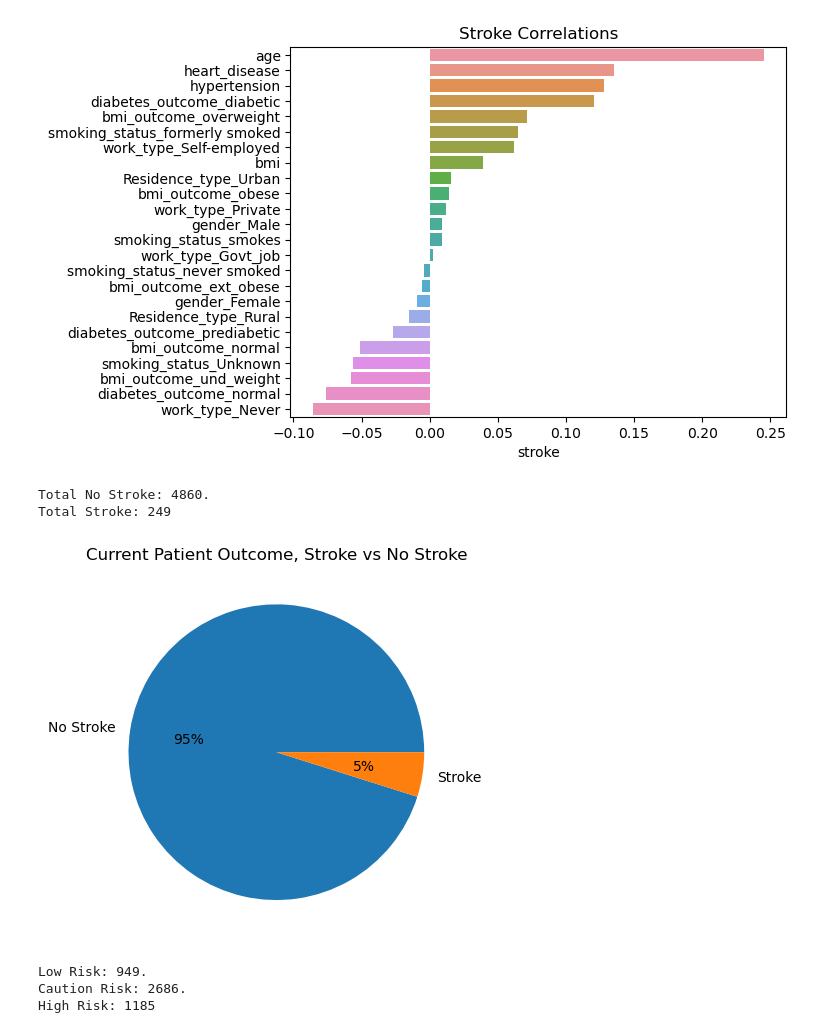
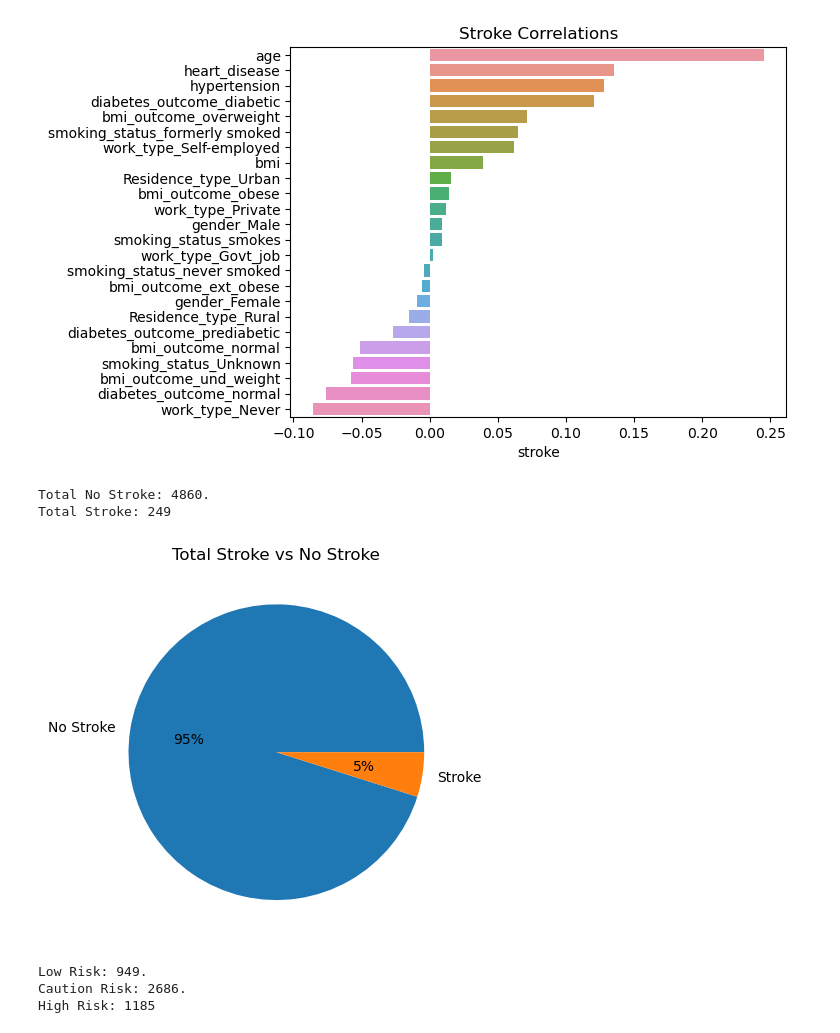
Before and after one commit to fiyang89/proj4-team6, a Jupyter notebook: Final_Visualizations.ipynb, the cells around one changed output. Cells and saved outputs as stored; diff of their text form; code cells hidden in the pictures.

Commit message:
final visuals

```diff
--- a/Final_Visualizations.ipynb
+++ b/Final_Visualizations.ipynb
@@ -180,20 +180,20 @@ stroke = df_encode.loc[(df_encode['stroke'] == 1)].count()
 # %%
 # Find the sum of no strokes
 nstroke = df_encode.loc[(df_encode['stroke'] == 0)].count()
-# %%
-data = [nstroke[0],stroke[0]]
-labels = ['No Stroke','Stroke']
-
-print(f'Total No Stroke: {nstroke[0]}. \nTotal Stroke: {stroke[0]}')
-plt.pie(data, labels=labels, autopct='%.0f%%')
-plt.title("Current Patient Outcome, Stroke vs No Stroke")
-
-# Save image
-plt.savefig("Images/Stroke_NoStroke.png", bbox_inches="tight")
-# %% [output]
-Total No Stroke: 4860.
-Total Stroke: 249
-[figure, removed]
+# %%
+data = [nstroke[0],stroke[0]]
+labels = ['No Stroke','Stroke']
+
+print(f'Total No Stroke: {nstroke[0]}. \nTotal Stroke: {stroke[0]}')
+plt.pie(data, labels=labels, autopct='%.0f%%')
+plt.title("Total Stroke vs No Stroke")
+
+# Save image
+plt.savefig("Images/Stroke_NoStroke.png", bbox_inches="tight")
+# %% [output]
+Total No Stroke: 4860.
+Total Stroke: 249
+[figure, added]
 # %%
 # Find the sum of low risk stroke outcome
 low = df_encode['risk_outcome_low'].sum()
```
Also changed, not shown: 1 other file.
